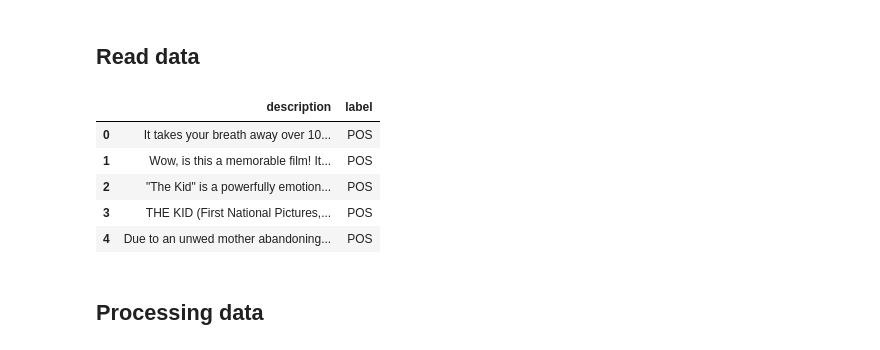
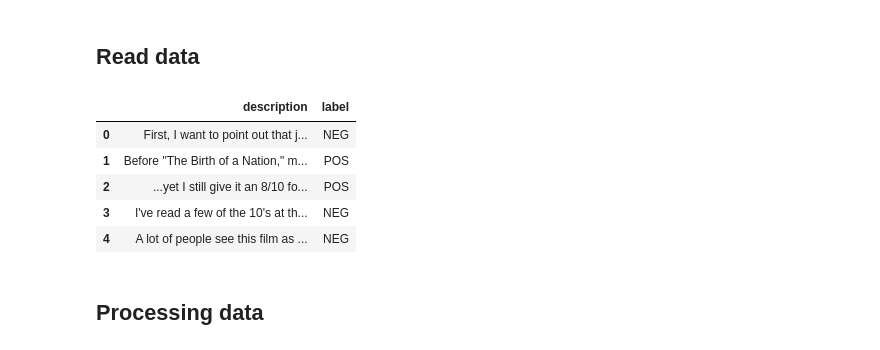
Before and after one commit to TranTienVan/imdb-movie-user-analysis-big-data, a Jupyter notebook: analysis/fine-tuning-llama2-model.ipynb, the cells around one changed output. Saved outputs shown, nothing was run; the diff lists cells and outputs as text; code cells hidden in the pictures.

```diff
--- a/analysis/fine-tuning-llama2-model.ipynb
+++ b/analysis/fine-tuning-llama2-model.ipynb
@@ -37,17 +41,18 @@ from trl import SFTTrainer
 # %% [markdown]
 ## Read data
 # %%
+train_file = "./data/train.csv"
 df = pd.read_csv(train_file)
 columns_to_keep = ['description', 'label']
 df = df[columns_to_keep]
 df.head()
 # %% [output]
 |  | description | label |
-| 0 | It takes your breath away over 10... | POS |
-| 1 | Wow, is this a memorable film! It... | POS |
-| 2 | "The Kid" is a powerfully emotion... | POS |
-| 3 | THE KID (First National Pictures,... | POS |
-| 4 | Due to an unwed mother abandoning... | POS |
+| 0 | First, I want to point out that j... | NEG |
+| 1 | Before "The Birth of a Nation," m... | POS |
+| 2 | ...yet I still give it an 8/10 fo... | POS |
+| 3 | I've read a few of the 10's at th... | NEG |
+| 4 | A lot of people see this film as ... | NEG |
 # %% [markdown]
 ## Processing data
 # %%
```
Also changed, not shown: parts of 6 cells of this notebook, 5 other files.
